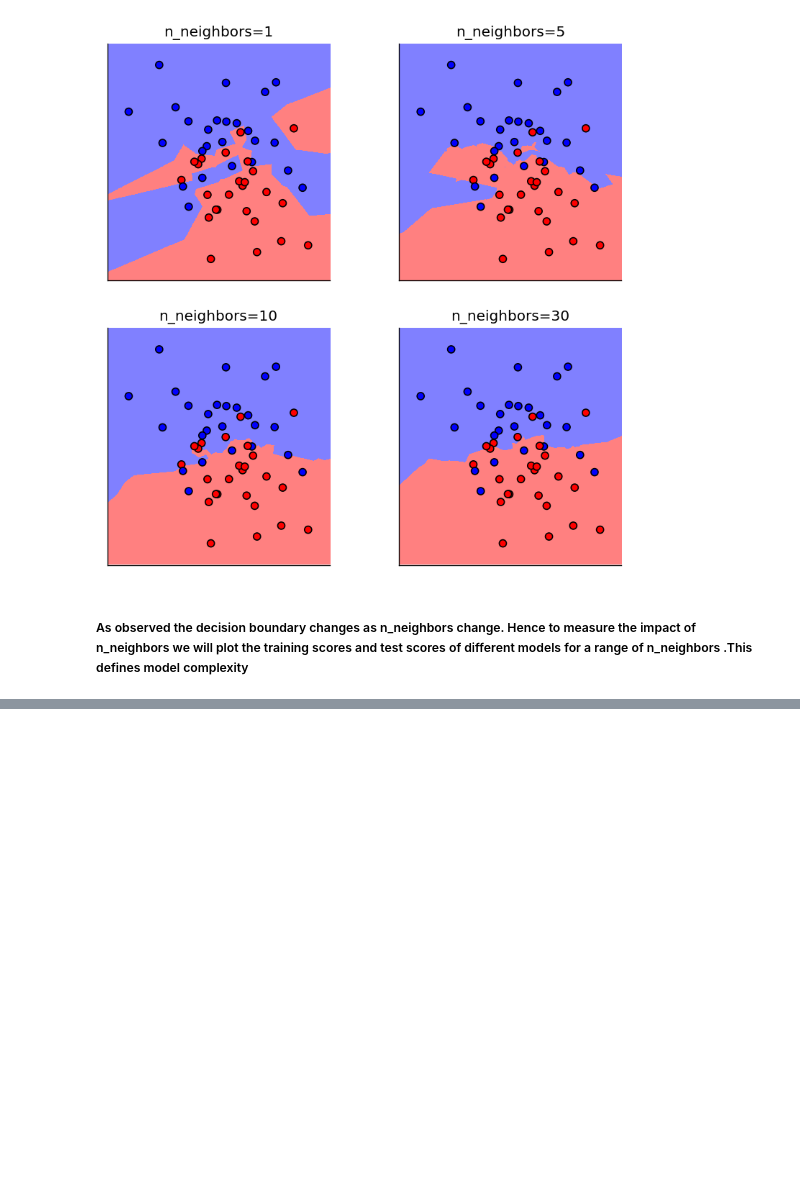
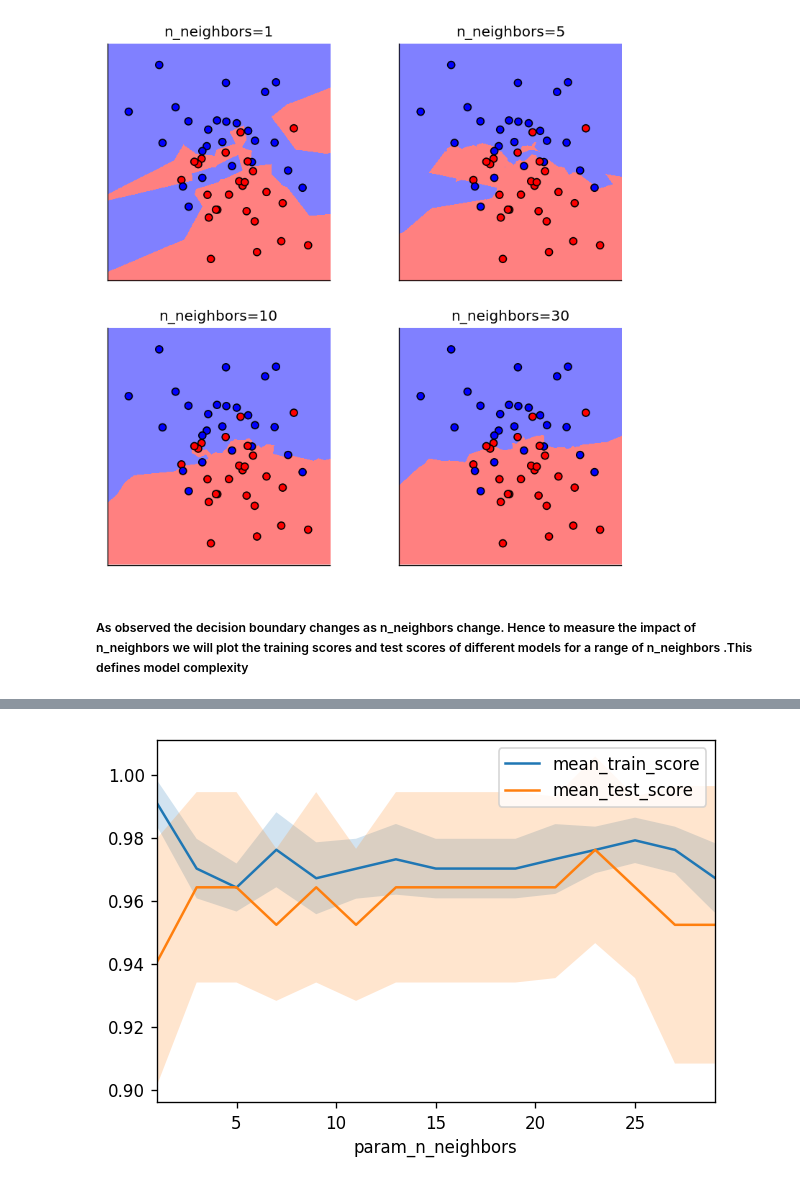
Before and after one commit to krishnamohan-seelam/AML, a Jupyter notebook: Introduction.ipynb, the cells around one changed output, grey strips where cells are left out. Drawn from its saved outputs; the diff is of its cells as text; code cells hidden in the pictures; blank space fills up the shorter version.

```diff
--- a/Introduction.ipynb
+++ b/Introduction.ipynb
@@ -159,0 +197,15 @@ plt.show()
+# %%
+cross_val_scores = []
+neighbors = np.arange(1, 15, 2)
+
+for i in neighbors:
+    knn = KNeighborsClassifier(n_neighbors=i)
+    knn.fit(X_train_std, y_train)
+    cross_val_scores.append(knn.score(X_val_std, y_val))
+print("best validation score: {:.3f}".format(np.max(cross_val_scores)))
+best_n_neighbors = neighbors[np.argmax(cross_val_scores)]
+print("best n_neighbors: {}".format(best_n_neighbors))
+
+knn = KNeighborsClassifier(n_neighbors=best_n_neighbors)
+knn.fit(X_train_std, y_train)
+print("test-set score: {:.3f}".format(knn.score(X_test_std, y_test)))
@@ -159,0 +218,10 @@ plt.show()
+# %%
+from sklearn.model_selection  import GridSearchCV
+
+param_grid  = { 'n_neighbors' : np.arange(1,30,2)}
+knn_grid  = GridSearchCV(KNeighborsClassifier(),param_grid  =param_grid,cv =5)
+knn_grid.fit(X_train_std,y_train)
+print("best mean cross-validation score: {:.3f}".format(knn_grid.best_score_))
+print("best parameters: {}".format(knn_grid.best_params_))
+print("validation score: {:.3f}".format(knn_grid.score(X_val_std, y_val)))
+print("test-set score: {:.3f}".format(knn_grid.score(X_test_std, y_test)))
@@ -159,0 +233,4 @@ plt.show()
+# %%
+import pandas as pd
+results = pd.DataFrame(knn_grid.cv_results_)
+results.columns
@@ -159,0 +246,13 @@ plt.show()
+# %%
+results.plot('param_n_neighbors','mean_train_score')
+results.plot('param_n_neighbors','mean_test_score',ax= plt.gca())
+plt.fill_between(results.param_n_neighbors.astype(np.int),
+                 results['mean_train_score'] + results['std_train_score'],
+                 results['mean_train_score'] - results['std_train_score'], alpha=0.2)
+plt.fill_between(results.param_n_neighbors.astype(np.int),
+                 results['mean_test_score'] + results['std_test_score'],
+                 results['mean_test_score'] - results['std_test_score'], alpha=0.2)
+plt.legend()
+plt.show()
+# %% [output]
+[figure, added]
```
Also changed, not shown: parts of 16 cells of this notebook.
